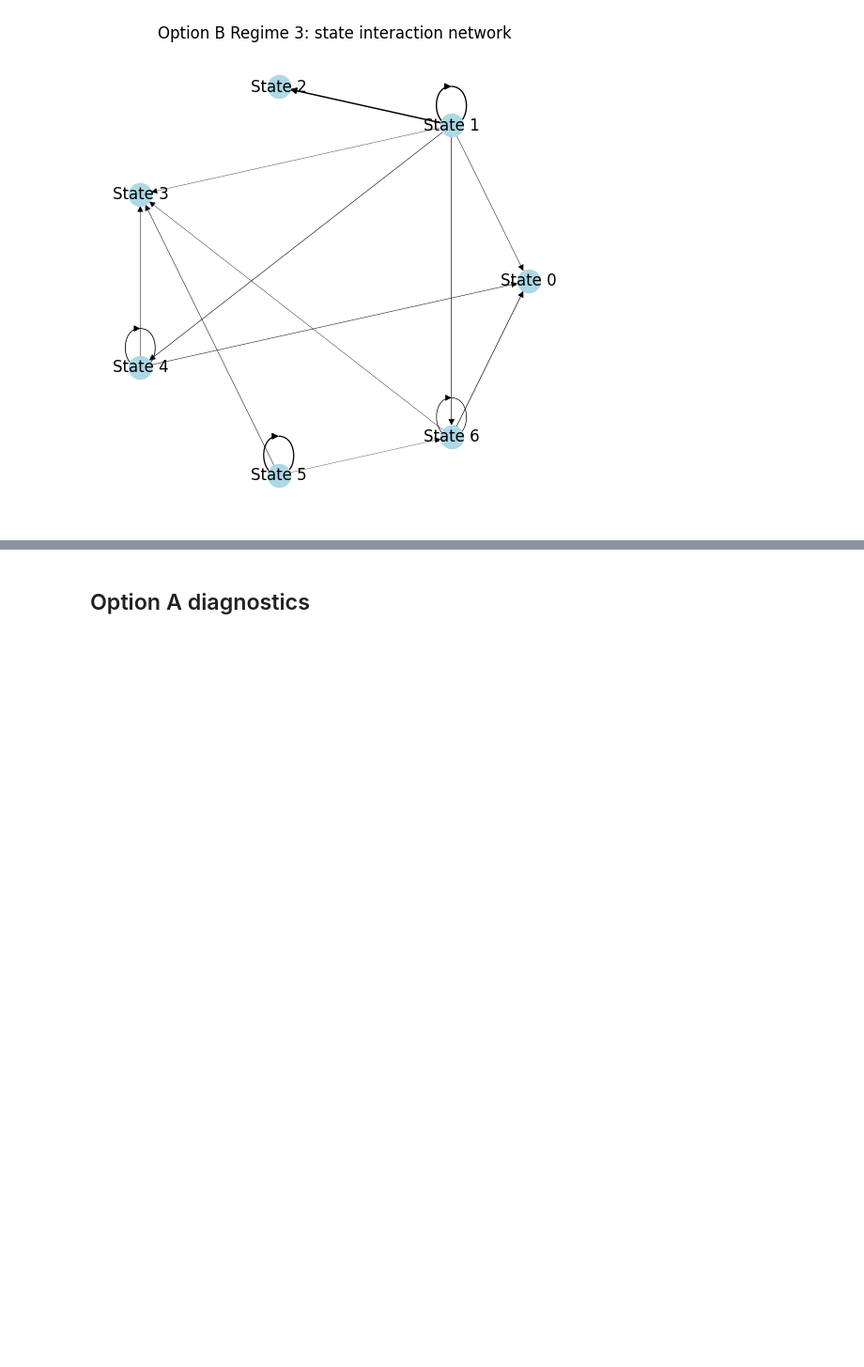
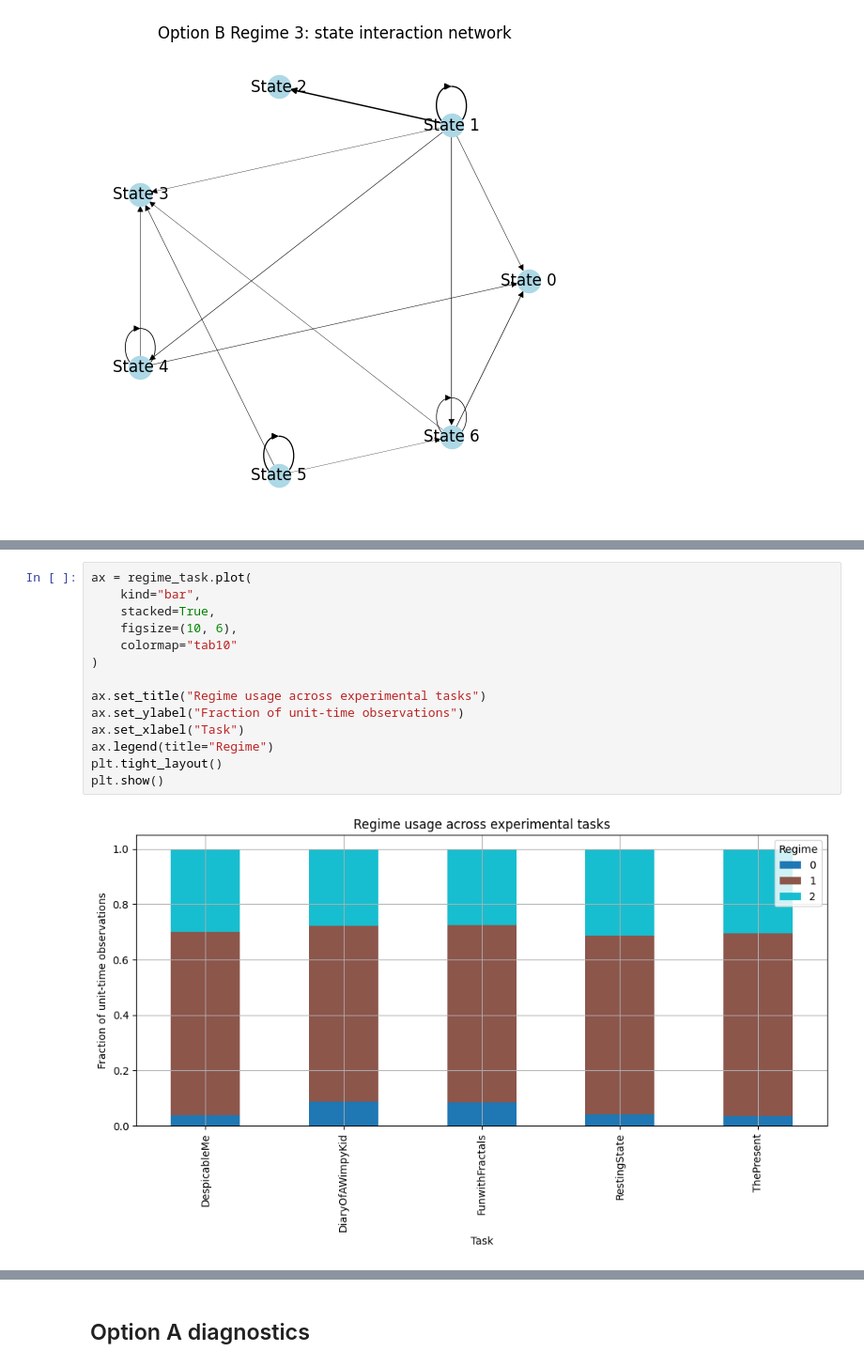
Before and after one commit to navidbahadoran/EEG-Research, a Jupyter notebook: notebooks/final_model_analysis.ipynb, the cells around one changed output, grey strips where cells are left out. Shown at 94% size. Saved outputs shown, nothing was run; the diff lists cells and outputs as text; blank space fills up the shorter version.

```diff
--- a/notebooks/final_model_analysis.ipynb
+++ b/notebooks/final_model_analysis.ipynb
@@ -574,0 +656,16 @@ if artB is not None:
+# %%
+ax = regime_task.plot(
+    kind="bar",
+    stacked=True,
+    figsize=(10, 6),
+    colormap="tab10"
+)
+
+ax.set_title("Regime usage across experimental tasks")
+ax.set_ylabel("Fraction of unit-time observations")
+ax.set_xlabel("Task")
+ax.legend(title="Regime")
+plt.tight_layout()
+plt.show()
+# %% [output]
+[figure, added]
```
Also changed, not shown: parts of 4 cells of this notebook.
